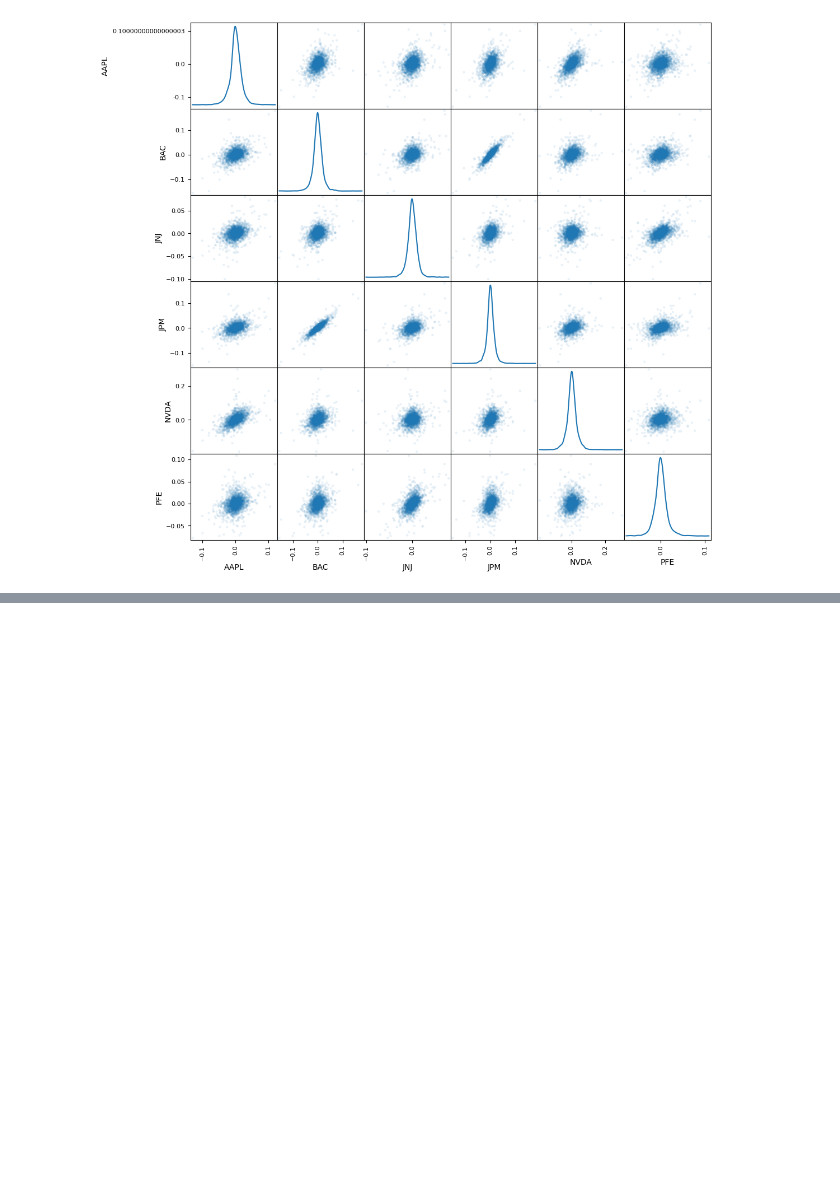
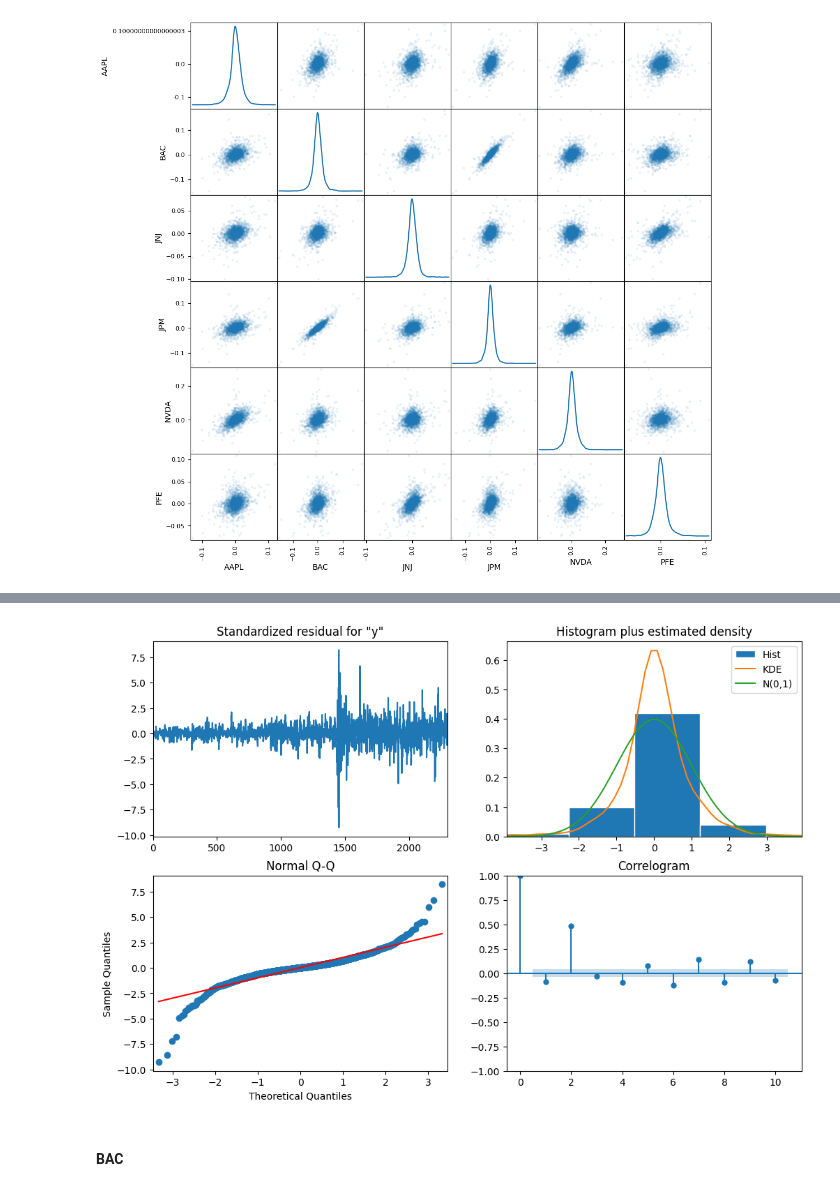
Before and after one commit to PaoloCisly/progetto_bisf, a Jupyter notebook: progetto.ipynb, the cells around one changed output, grey strips where cells are left out. Saved outputs shown, nothing was run; the diff lists cells and outputs as text; code cells hidden in the pictures; blank space fills up the shorter version.

```diff
--- a/progetto.ipynb
+++ b/progetto.ipynb
@@ -441,0 +642,6 @@ _ = pd.plotting.scatter_matrix(daily_pct_change, diagonal='kde', alpha=0.1, figs
+# %%
+models['JPM'].plot_diagnostics(figsize=(12,8));
+# %% [output]
+[figure, added]
+# %% [markdown]
+#### BAC
```
Also changed, not shown: parts of 60 cells of this notebook, 21 other files.
